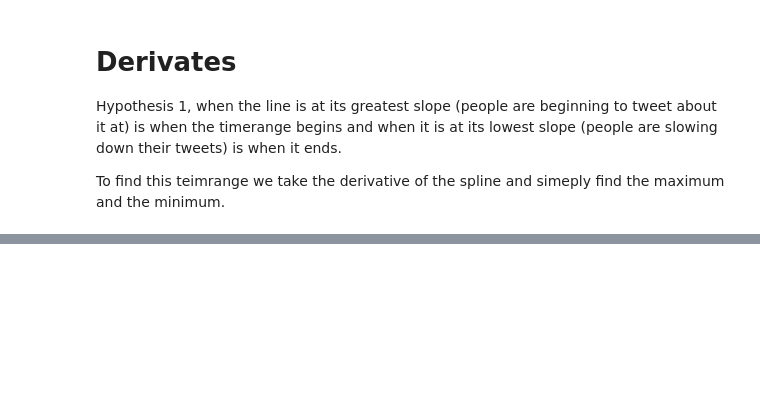
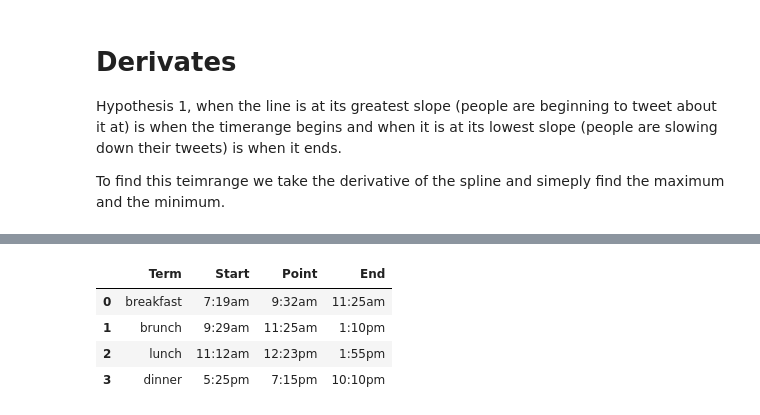
Before and after one commit to bjacobso/brunch, a Jupyter notebook: Brunch Analysis.ipynb, the cells around one changed output, grey strips where cells are left out. Drawn from its saved outputs; the diff is of its cells as text; code cells hidden in the pictures; blank space fills up the shorter version.

```diff
--- a/Brunch Analysis.ipynb
+++ b/Brunch Analysis.ipynb
@@ -228,0 +163,23 @@ breakfast
+# %%
+xnew = np.linspace(0, 23, num=500, endpoint=True)
+plot_terms = ['breakfast', 'brunch', 'lunch', 'dinner'] # terms
+
+hours = []
+df_hours = pd.DataFrame(columns=('Term', 'Start', 'Point', 'End'))
+for i, term in enumerate(plot_terms):
+    spline = UnivariateSpline(times, dfp_norm[term], s=0)
+    d = spline.derivative()(xnew)
+    df_hours.loc[i] = [
+        term,
+        htime(xnew[np.argmax(d, axis=0)]),
+        htime(xnew[np.argmax(spline(xnew), axis=0)]),
+        htime(xnew[np.argmin(d, axis=0)])
+    ]
+
+df_hours
+# %% [output]
+|  | Term | Start | Point | End |
+| 0 | breakfast | 7:19am | 9:32am | 11:25am |
+| 1 | brunch | 9:29am | 11:25am | 1:10pm |
+| 2 | lunch | 11:12am | 12:23pm | 1:55pm |
+| 3 | dinner | 5:25pm | 7:15pm | 10:10pm |
```
Also changed, not shown: parts of 6 cells of this notebook.
